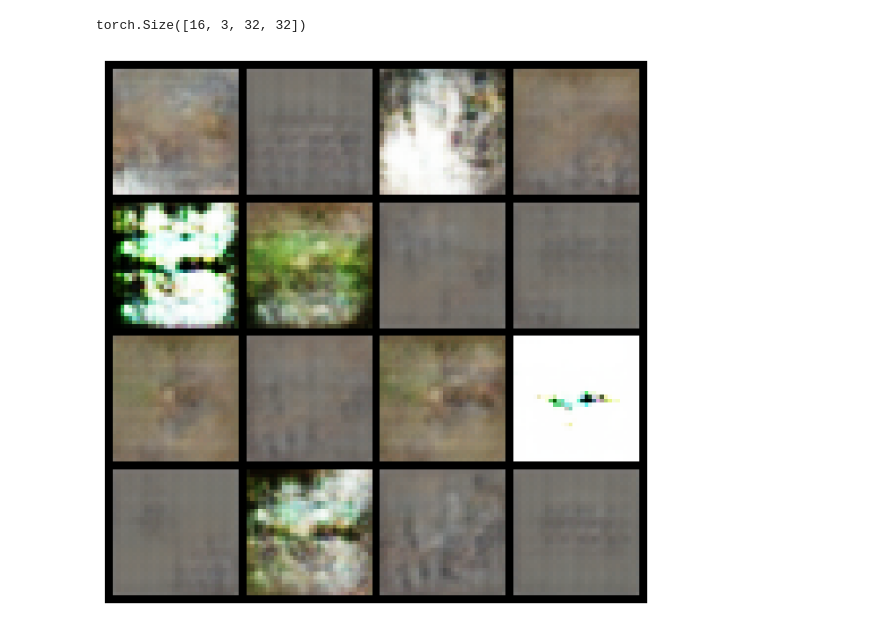
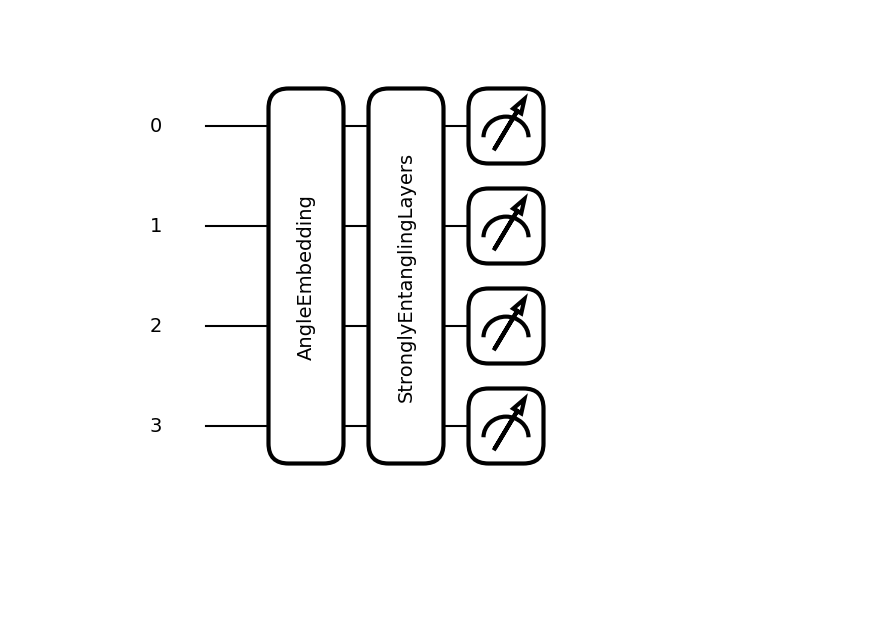
Before and after one commit to maegonz/Quantum-GAN, a Jupyter notebook: main.ipynb, the cells around one changed output. Cells and saved outputs as stored; diff of their text form; code cells hidden in the pictures; blank space fills up the shorter version.

```diff
--- a/main.ipynb
+++ b/main.ipynb
@@ -128,16 +11,0 @@ plt.show()
-# %%
-example = torch.randn(16, latent_dim, 1, 1, device=device)
-generator.eval()
-with torch.no_grad():
-    generator.to(device=device)
-    generated_images = generator(example)
-    print(generated_images.shape)
-
-grid = torchvision.utils.make_grid(generated_images.cpu(), nrow=4, normalize=True)
-plt.figure(figsize=(8, 8))
-plt.imshow(grid.permute(1, 2, 0))
-plt.axis('off')
-plt.show()
-# %% [output]
-torch.Size([16, 3, 32, 32])
-[figure, removed]
@@ -143,0 +30,16 @@ torch.Size([16, 3, 32, 32])
+# %%
+import torch
+import pennylane as qml
+from qGans.circuits import patch_circuit
+import matplotlib.pyplot as plt
+
+# Create sample data (1 batch, 4 qubits)
+sample_noise = torch.randn(4)
+sample_weights = torch.randn(3, 4, 3)
+
+# Draw the circuit
+# This returns a matplotlib figure
+fig, ax = qml.draw_mpl(patch_circuit)(n_qubits=4, noise=sample_noise, weights=sample_weights)
+plt.show()
+# %% [output]
+[figure, added]
```
Also changed, not shown: parts of 16 cells of this notebook, 7 other files.
